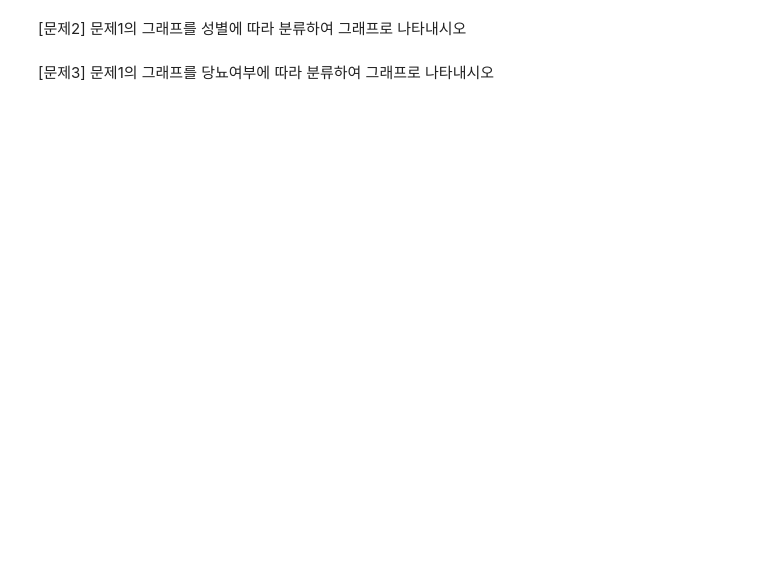
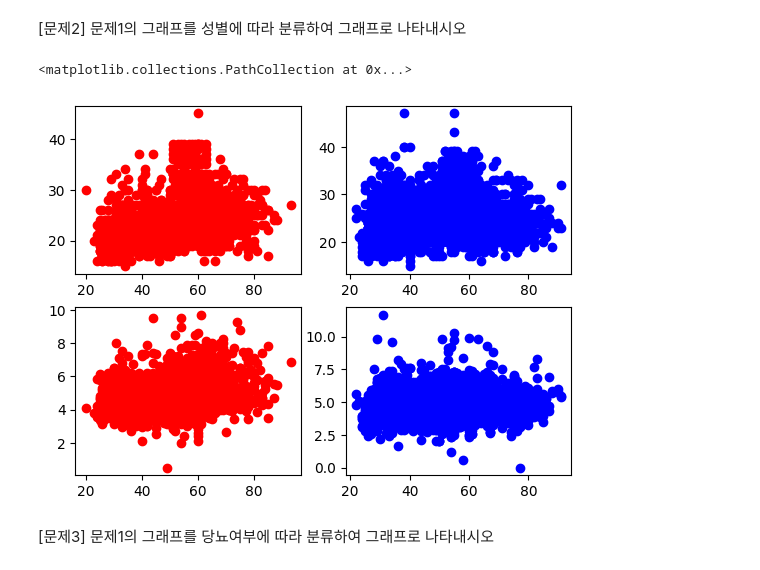
Before and after one commit to yeseuly/Python-palette, a Jupyter notebook: homework/hw3/submit/hw3_jieun.ipynb, the cells around one changed output. Saved outputs shown, nothing was run; the diff lists cells and outputs as text; code cells hidden in the pictures; blank space fills up the shorter version.

```diff
--- a/homework/hw3/submit/hw3_jieun.ipynb
+++ b/homework/hw3/submit/hw3_jieun.ipynb
@@ -16,4 +24,20 @@ data = pd.read_csv("../hw2/Diabetes Classification.csv")
 # %% [markdown]
 [문제2] 문제1의 그래프를 성별에 따라 분류하여 그래프로 나타내시오
+# %%
+Male = data[data['Gender'] == 'M']
+Female = data[data['Gender'] == 'F']
+
+plt.subplot(2,2,1)
+plt.scatter('Age','BMI', c = 'r', data=Female)
+plt.subplot(2,2,2)
+plt.scatter('Age','BMI', c = 'b', data=Male)
+
+plt.subplot(2,2,3)
+plt.scatter('Age','Chol', c = 'r', data=Female)
+plt.subplot(2,2,4)
+plt.scatter('Age','Chol', c = 'b', data=Male)
+# %% [output]
+<matplotlib.collections.PathCollection at 0x...>
+[figure, added]
 # %% [markdown]
 [문제3] 문제1의 그래프를 당뇨여부에 따라 분류하여 그래프로 나타내시오
```
Also changed, not shown: parts of 4 cells of this notebook.
